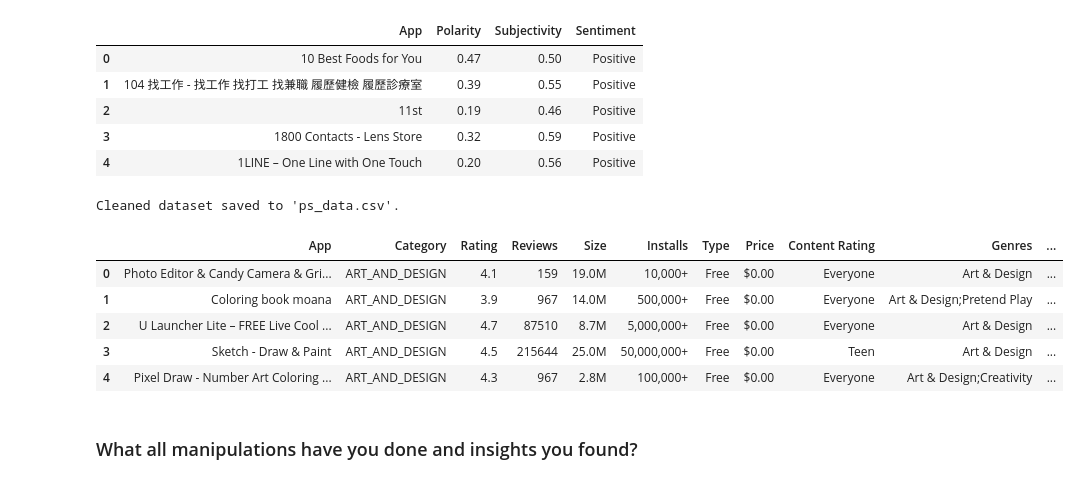
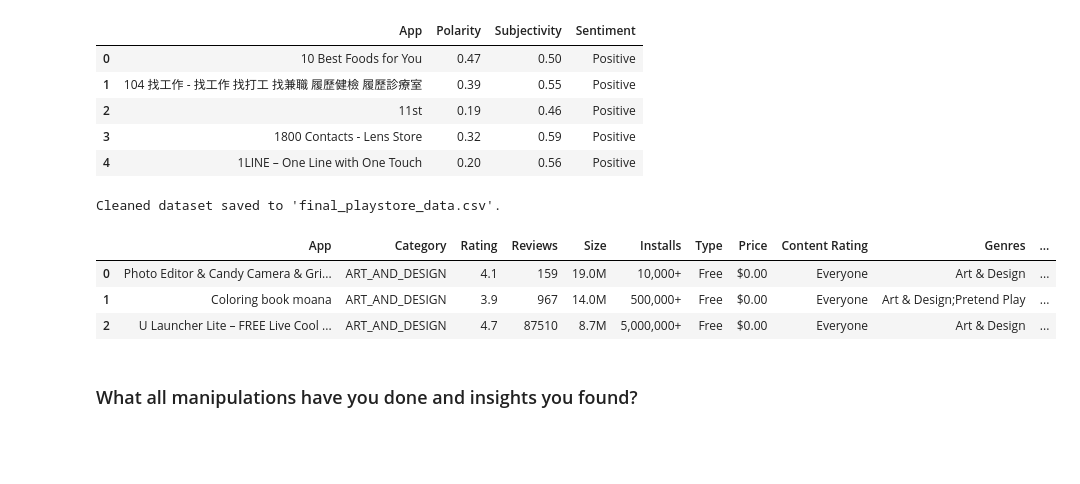
Before and after one commit to kush-agra-soni/3_play_store_eda, a Jupyter notebook: main.ipynb, the cells around one changed output. Saved outputs shown, nothing was run; the diff lists cells and outputs as text; code cells hidden in the pictures; blank space fills up the shorter version.

Commit message:
Dealing with empty columns

```diff
--- a/main.ipynb
+++ b/main.ipynb
@@ -417,21 +419,18 @@ try:
         df['Price'] = df['Price'].apply(lambda x: f"${x:.2f}" if pd.notna(x) else np.nan)
 
         # Replace NaN values in 'Price' column based on 'Type'
-        free_mean = df.loc[df['Type'] == 'Paid', 'Price'].replace('[\$,]', '', regex=True).astype(float).mean()  # Mean of 'Paid' prices
-        df['Price'].replace(np.nan, f"${free_mean:.2f}", inplace=True)
+        paid_mean = df.loc[df['Type'] == 'Paid', 'Price'].str.replace(r'\$', '', regex=True).astype(float).mean()  # Mean of 'Paid' prices
+        df['Price'] = df['Price'].fillna(f"${paid_mean:.2f}")
 
         # Handle the 'Rating' column: replace NaN with the mean of 'Rating' and round to 1 decimal place
-        df['Rating'].fillna(df['Rating'].mean(), inplace=True)
-        df['Rating'] = df['Rating'].round(1)
+        df['Rating'] = df['Rating'].fillna(df['Rating'].mean()).round(1)
 
         # Replace NaN values in categorical columns with the mode (most frequent value)
-        for col in categorical_cols:
-            if col in df.columns:
-                df[col].fillna(df[col].mode()[0], inplace=True)
+        df = df.apply(lambda col: col.fillna(col.mode()[0]) if col.name in categorical_cols else col)
 
         # Save the cleaned dataset
-        df.to_csv('ps_data.csv', index=False)
-        print("Cleaned dataset saved to 'ps_data.csv'.")
+        df.to_csv('final_playstore_data.csv', index=False)
+        print("Cleaned dataset saved to 'final_playstore_data.csv'.")
     except KeyError as e:
         print(f"Error: Missing expected columns. {e}")
     except Exception as e:
@@ -445,17 +444,15 @@ except pd.errors.ParserError as e:
 except Exception as e:
     print(f"An unexpected error occurred: {e}")
 # %% [output]
-Cleaned dataset saved to 'ps_data.csv'.
+Cleaned dataset saved to 'final_playstore_data.csv'.
 # %%
 df = pd.read_csv('ps_data.csv')
-df.head()
+df.head(3)
 # %% [output]
 |  | App | Category | Rating | Reviews | Size | Installs | Type | Price | Content Rating | Genres | ... |
 | 0 | Photo Editor & Candy Camera & Gri... | ART_AND_DESIGN | 4.1 | 159 | 19.0M | 10,000+ | Free | $0.00 | Everyone | Art & Design | ... |
 | 1 | Coloring book moana | ART_AND_DESIGN | 3.9 | 967 | 14.0M | 500,000+ | Free | $0.00 | Everyone | Art & Design;Pretend Play | ... |
 | 2 | U Launcher Lite – FREE Live Cool ... | ART_AND_DESIGN | 4.7 | 87510 | 8.7M | 5,000,000+ | Free | $0.00 | Everyone | Art & Design | ... |
-| 3 | Sketch - Draw & Paint | ART_AND_DESIGN | 4.5 | 215644 | 25.0M | 50,000,000+ | Free | $0.00 | Teen | Art & Design | ... |
-| 4 | Pixel Draw - Number Art Coloring ... | ART_AND_DESIGN | 4.3 | 967 | 2.8M | 100,000+ | Free | $0.00 | Everyone | Art & Design;Creativity | ... |
 # %% [markdown]
 ### What all manipulations have you done and insights you found?
 # %% [markdown]
```
Also changed, not shown: parts of 5 cells of this notebook.
